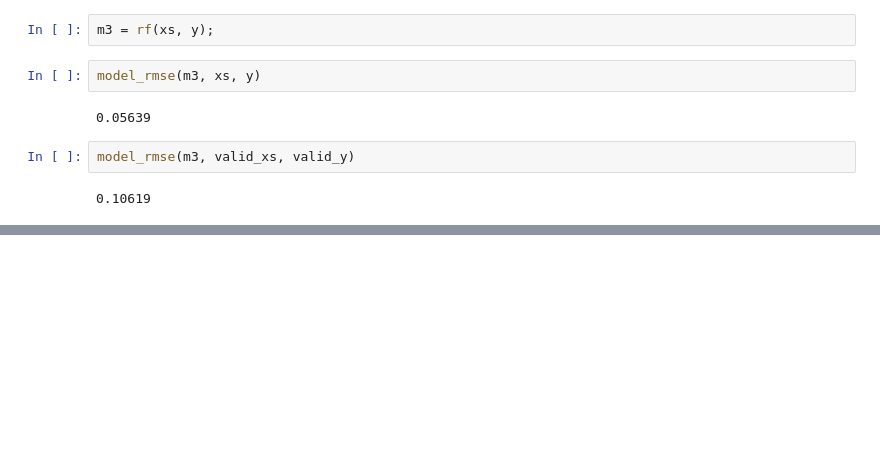
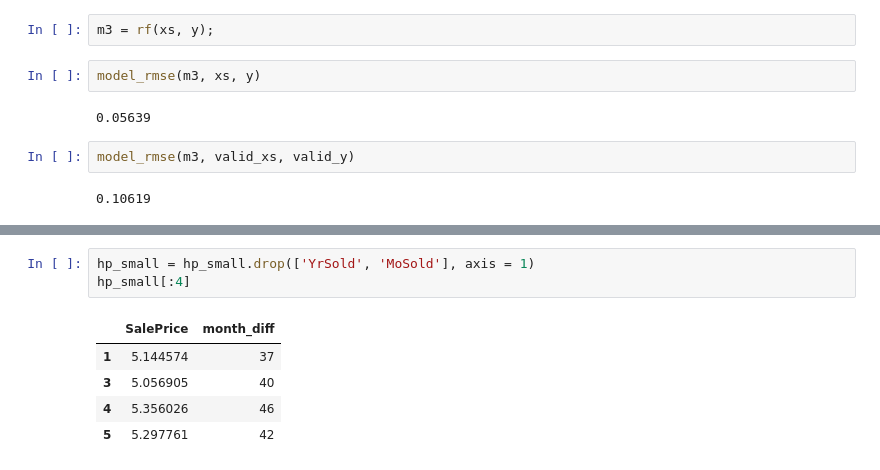
Before and after one commit to koziscool/Ames_RF, a Jupyter notebook: Ames_RF_2.ipynb, the cells around one changed output, grey strips where cells are left out. Drawn from its saved outputs; the diff is of its cells as text; blank space fills up the shorter version.

```diff
--- a/Ames_RF_2.ipynb
+++ b/Ames_RF_2.ipynb
@@ -272,0 +302,9 @@ plot_fi(fi_gbm[:20])
+# %%
+hp_small = hp_small.drop(['YrSold', 'MoSold'], axis = 1)
+hp_small[:4]
+# %% [output]
+|  | SalePrice | month_diff |
+| 1 | 5.144574 | 37 |
+| 3 | 5.056905 | 40 |
+| 4 | 5.356026 | 46 |
+| 5 | 5.297761 | 42 |
```
Also changed, not shown: parts of 28 cells of this notebook.
